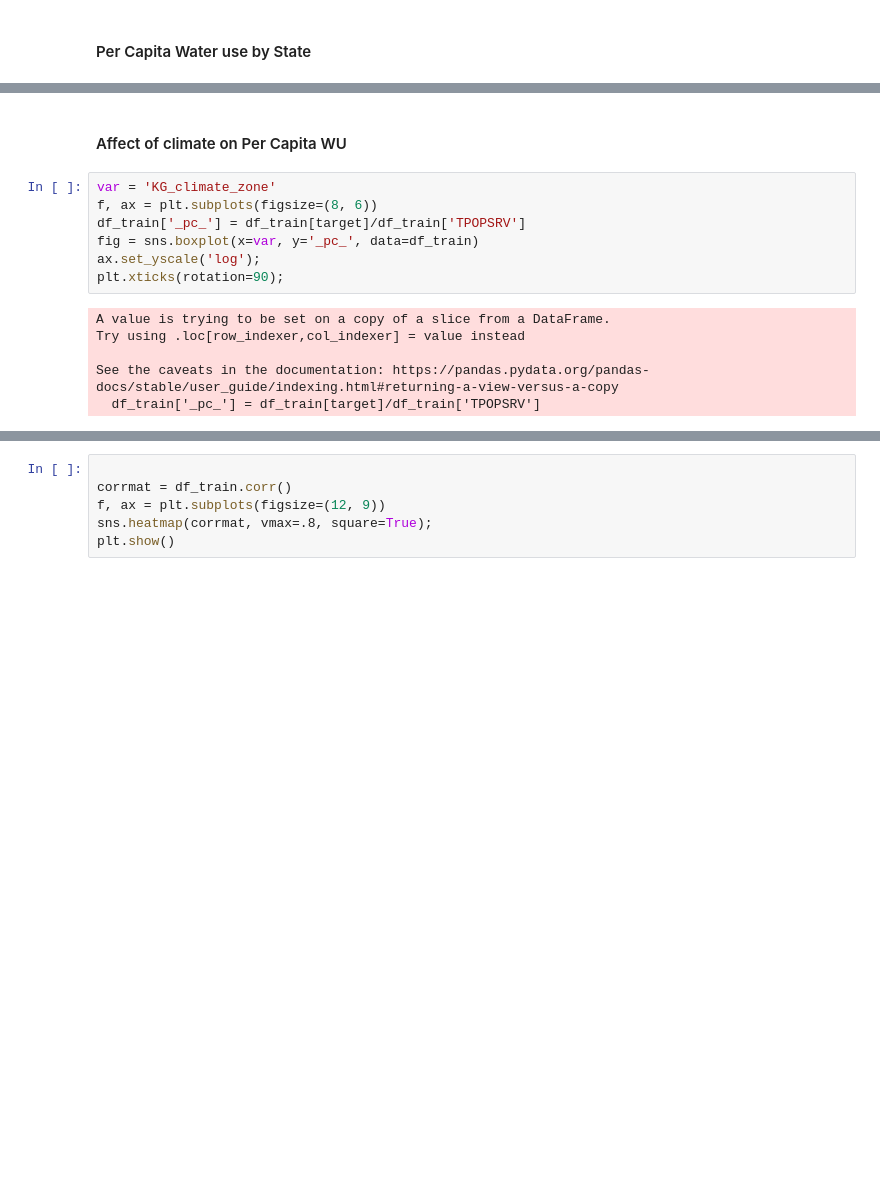
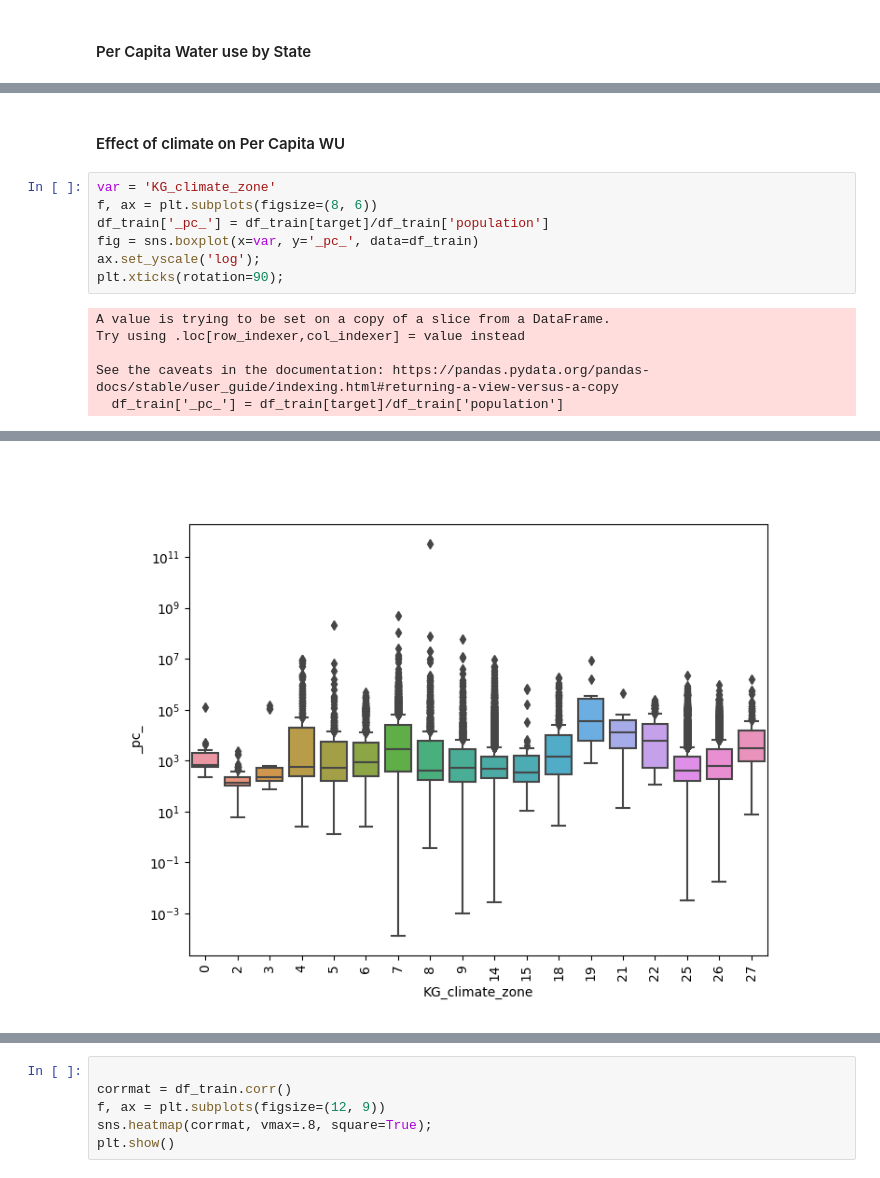
Before and after one commit to galengorski/CAWSC_WaterUse, a Jupyter notebook: ml_experiments/annual_v_0_0/1_Explore_data.ipynb, the cells around one changed output, grey strips where cells are left out. Saved outputs shown, nothing was run; the diff lists cells and outputs as text; blank space fills up the shorter version.

```diff
--- a/ml_experiments/annual_v_0_0/1_Explore_data.ipynb
+++ b/ml_experiments/annual_v_0_0/1_Explore_data.ipynb
@@ -253,11 +223,11 @@ See the caveats in the documentation: https://pandas.pydata.org/pandas-docs/stab
   df_train['_pc_'] = df_train[target]/df_train[pop_field];
 [interactive output not drawn]
 # %% [markdown]
-#### Affect of climate on Per Capita WU
+#### Effect of climate on Per Capita WU
 # %%
 var = 'KG_climate_zone'
 f, ax = plt.subplots(figsize=(8, 6))
-df_train['_pc_'] = df_train[target]/df_train['TPOPSRV']
+df_train['_pc_'] = df_train[target]/df_train['population']
 fig = sns.boxplot(x=var, y='_pc_', data=df_train)
 ax.set_yscale('log');
 plt.xticks(rotation=90);
@@ -266,4 +236,4 @@ A value is trying to be set on a copy of a slice from a DataFrame.
 Try using .loc[row_indexer,col_indexer] = value instead
 
 See the caveats in the documentation: https://pandas.pydata.org/pandas-docs/stable/user_guide/indexing.html#returning-a-view-versus-a-copy
-  df_train['_pc_'] = df_train[target]/df_train['TPOPSRV']
+  df_train['_pc_'] = df_train[target]/df_train['population']
@@ -271,3 +240,4 @@ See the caveats in the documentation: https://pandas.pydata.org/pandas-docs/stab
+[figure, added]
 # %%
 df_train['_log_pc_'] = np.log10(df_train['_pc_']);
 
```
Also changed, not shown: parts of 12 cells of this notebook, 9 other files.
